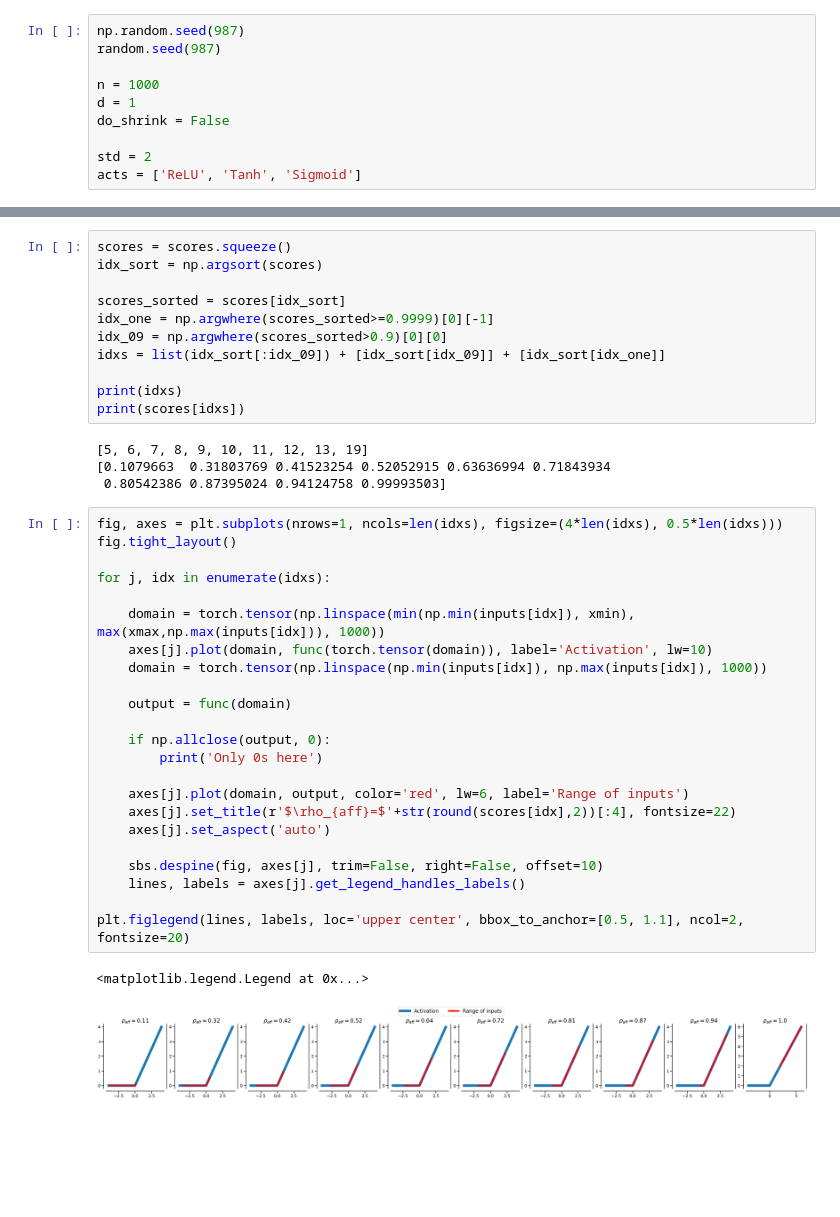
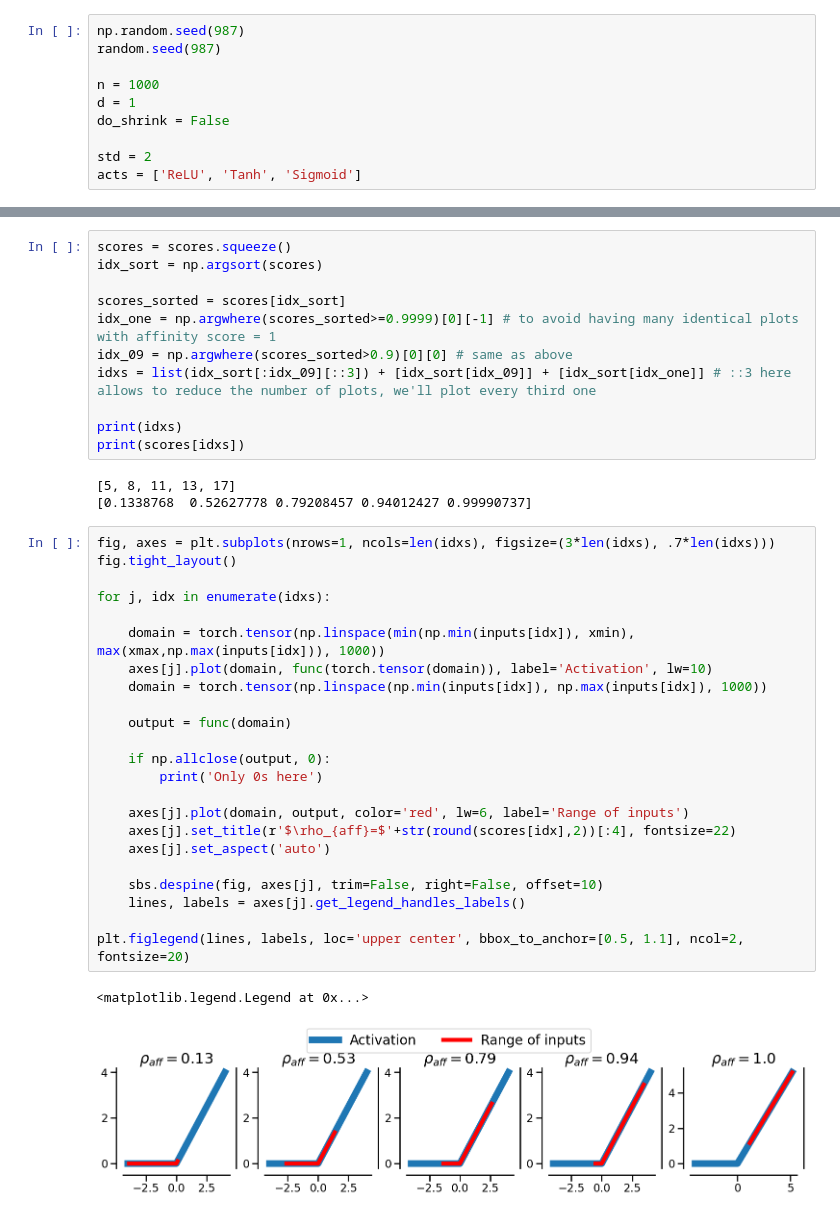
Before and after one commit to qbouniot/AffScoreDeep, a Jupyter notebook: affinity_score_activation_funcs.ipynb, the cells around one changed output, grey strips where cells are left out. Cells and saved outputs as stored; diff of their text form; blank space fills up the shorter version.

```diff
--- a/affinity_score_activation_funcs.ipynb
+++ b/affinity_score_activation_funcs.ipynb
@@ -98,39 +83,38 @@ scores = scores.squeeze()
 idx_sort = np.argsort(scores)
 
 scores_sorted = scores[idx_sort]
-idx_one = np.argwhere(scores_sorted>=0.9999)[0][-1]
-idx_09 = np.argwhere(scores_sorted>0.9)[0][0]
-idxs = list(idx_sort[:idx_09]) + [idx_sort[idx_09]] + [idx_sort[idx_one]]
+idx_one = np.argwhere(scores_sorted>=0.9999)[0][-1] # to avoid having many identical plots with affinity score = 1
+idx_09 = np.argwhere(scores_sorted>0.9)[0][0] # same as above
+idxs = list(idx_sort[:idx_09][::3]) + [idx_sort[idx_09]] + [idx_sort[idx_one]] # ::3 here allows to reduce the number of plots, we'll plot every third one
 
 print(idxs)
 print(scores[idxs])
 # %% [output]
-[5, 6, 7, 8, 9, 10, 11, 12, 13, 19]
-[0.1079663  0.31803769 0.41523254 0.52052915 0.63636994 0.71843934
- 0.80542386 0.87395024 0.94124758 0.99993503]
+[5, 8, 11, 13, 17]
+[0.1338768  0.52627778 0.79208457 0.94012427 0.99990737]
 # %%
-fig, axes = plt.subplots(nrows=1, ncols=len(idxs), figsize=(4*len(idxs), 0.5*len(idxs)))
+fig, axes = plt.subplots(nrows=1, ncols=len(idxs), figsize=(3*len(idxs), .7*len(idxs)))
 fig.tight_layout()
 
 for j, idx in enumerate(idxs):
 
     domain = torch.tensor(np.linspace(min(np.min(inputs[idx]), xmin), max(xmax,np.max(inputs[idx])), 1000))
     axes[j].plot(domain, func(torch.tensor(domain)), label='Activation', lw=10)
     domain = torch.tensor(np.linspace(np.min(inputs[idx]), np.max(inputs[idx]), 1000))
 
     output = func(domain)
 
     if np.allclose(output, 0):
         print('Only 0s here')
 
     axes[j].plot(domain, output, color='red', lw=6, label='Range of inputs')
     axes[j].set_title(r'$\rho_{aff}=$'+str(round(scores[idx],2))[:4], fontsize=22)
     axes[j].set_aspect('auto')
 
     sbs.despine(fig, axes[j], trim=False, right=False, offset=10)
     lines, labels = axes[j].get_legend_handles_labels()
 
 plt.figlegend(lines, labels, loc='upper center', bbox_to_anchor=[0.5, 1.1], ncol=2, fontsize=20)
 # %% [output]
 <matplotlib.legend.Legend at 0x...>
-[figure, old version]
+[figure, new version]
```
Also changed, not shown: parts of 3 cells of this notebook.
